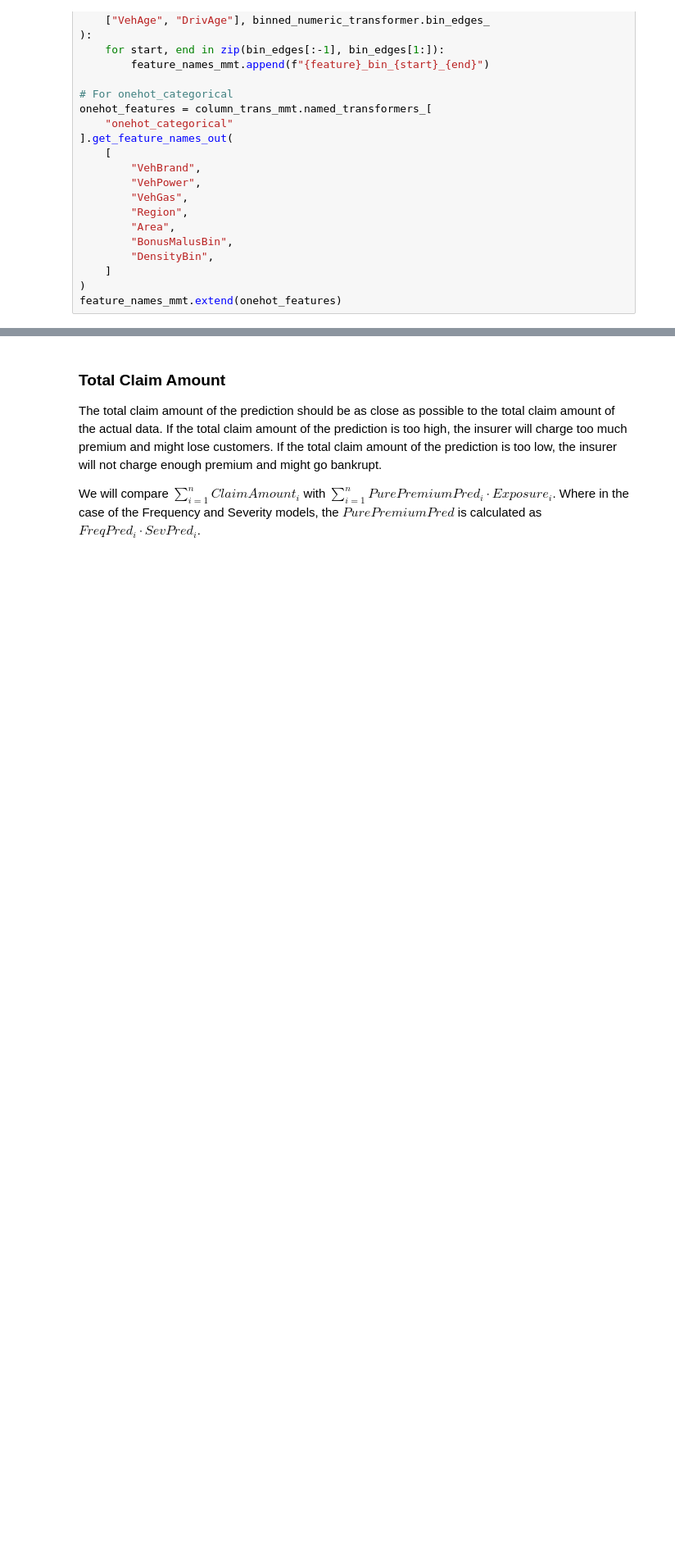
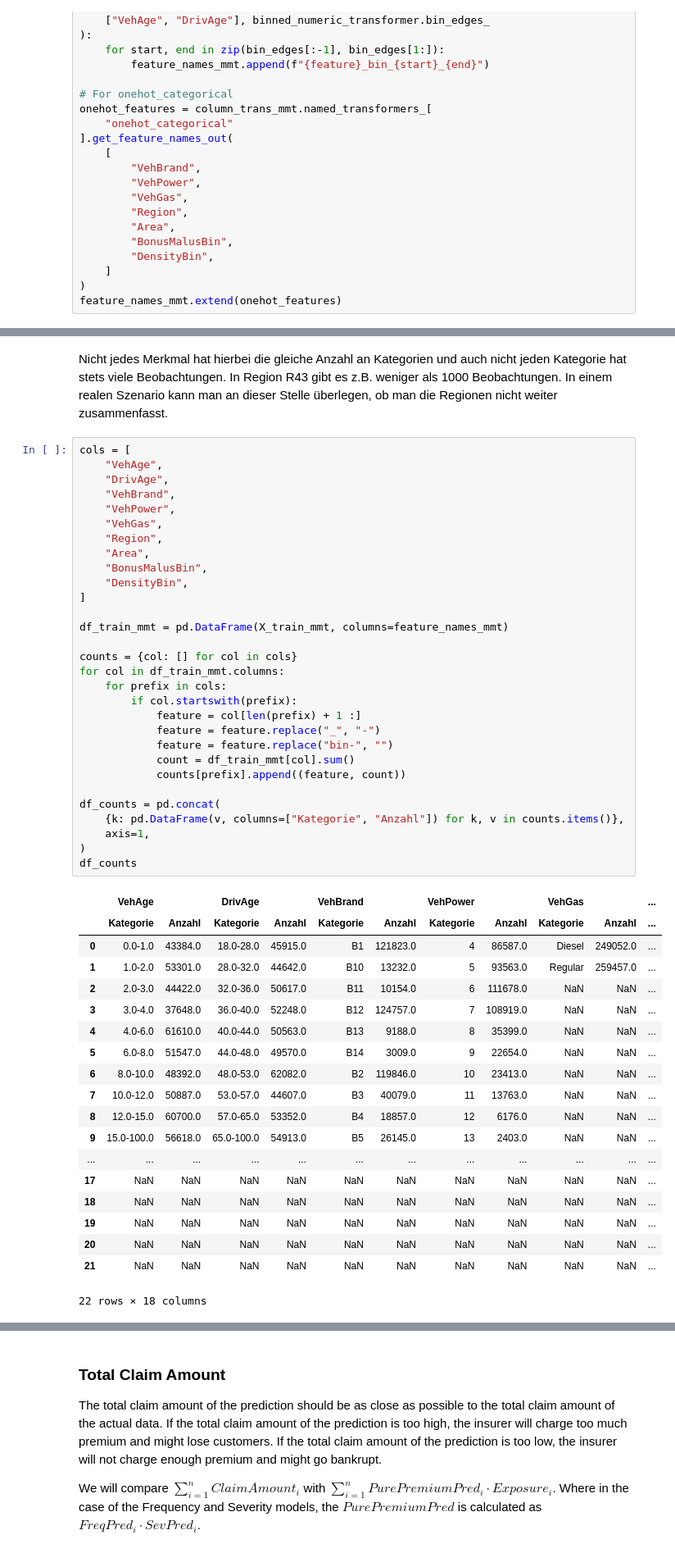
Before and after one commit to Diadochokinetic/fremtpl, a Jupyter notebook: Risikomodellierung in der Schadenversicherung mit Python.ipynb, the cells around one changed output, grey strips where cells are left out. Shown at 82% size. Cells and saved outputs as stored; diff of their text form; blank space fills up the shorter version.

```diff
--- a/Risikomodellierung in der Schadenversicherung mit Python.ipynb
+++ b/Risikomodellierung in der Schadenversicherung mit Python.ipynb
@@ -194,0 +234,52 @@ In difference to the MMT, the GLM can additionally handle continuous features. F
+# %% [markdown]
+Nicht jedes Merkmal hat hierbei die gleiche Anzahl an Kategorien und auch nicht jeden Kategorie hat stets viele Beobachtungen. In Region R43 gibt es z.B. weniger als 1000 Beobachtungen. In einem realen Szenario kann man an dieser Stelle überlegen, ob man die Regionen nicht weiter zusammenfasst.
+# %%
+cols = [
+    "VehAge",
+    "DrivAge",
+    "VehBrand",
+    "VehPower",
+    "VehGas",
+    "Region",
+    "Area",
+    "BonusMalusBin",
+    "DensityBin",
+]
+
+df_train_mmt = pd.DataFrame(X_train_mmt, columns=feature_names_mmt)
+
+counts = {col: [] for col in cols}
+for col in df_train_mmt.columns:
+    for prefix in cols:
+        if col.startswith(prefix):
+            feature = col[len(prefix) + 1 :]
+            feature = feature.replace("_", "-")
+            feature = feature.replace("bin-", "")
+            count = df_train_mmt[col].sum()
+            counts[prefix].append((feature, count))
+
+df_counts = pd.concat(
+    {k: pd.DataFrame(v, columns=["Kategorie", "Anzahl"]) for k, v in counts.items()},
+    axis=1,
+)
+df_counts
+# %% [output]
+|  | VehAge |  | DrivAge |  | VehBrand |  | VehPower |  | VehGas |  | ... |
+|  | Kategorie | Anzahl | Kategorie | Anzahl | Kategorie | Anzahl | Kategorie | Anzahl | Kategorie | Anzahl | ... |
+| 0 | 0.0-1.0 | 43384.0 | 18.0-28.0 | 45915.0 | B1 | 121823.0 | 4 | 86587.0 | Diesel | 249052.0 | ... |
+| 1 | 1.0-2.0 | 53301.0 | 28.0-32.0 | 44642.0 | B10 | 13232.0 | 5 | 93563.0 | Regular | 259457.0 | ... |
+| 2 | 2.0-3.0 | 44422.0 | 32.0-36.0 | 50617.0 | B11 | 10154.0 | 6 | 111678.0 | NaN | NaN | ... |
+| 3 | 3.0-4.0 | 37648.0 | 36.0-40.0 | 52248.0 | B12 | 124757.0 | 7 | 108919.0 | NaN | NaN | ... |
+| 4 | 4.0-6.0 | 61610.0 | 40.0-44.0 | 50563.0 | B13 | 9188.0 | 8 | 35399.0 | NaN | NaN | ... |
+| 5 | 6.0-8.0 | 51547.0 | 44.0-48.0 | 49570.0 | B14 | 3009.0 | 9 | 22654.0 | NaN | NaN | ... |
+| 6 | 8.0-10.0 | 48392.0 | 48.0-53.0 | 62082.0 | B2 | 119846.0 | 10 | 23413.0 | NaN | NaN | ... |
+| 7 | 10.0-12.0 | 50887.0 | 53.0-57.0 | 44607.0 | B3 | 40079.0 | 11 | 13763.0 | NaN | NaN | ... |
+| 8 | 12.0-15.0 | 60700.0 | 57.0-65.0 | 53352.0 | B4 | 18857.0 | 12 | 6176.0 | NaN | NaN | ... |
+| 9 | 15.0-100.0 | 56618.0 | 65.0-100.0 | 54913.0 | B5 | 26145.0 | 13 | 2403.0 | NaN | NaN | ... |
+| ... | ... | ... | ... | ... | ... | ... | ... | ... | ... | ... | ... |
+| 17 | NaN | NaN | NaN | NaN | NaN | NaN | NaN | NaN | NaN | NaN | ... |
+| 18 | NaN | NaN | NaN | NaN | NaN | NaN | NaN | NaN | NaN | NaN | ... |
+| 19 | NaN | NaN | NaN | NaN | NaN | NaN | NaN | NaN | NaN | NaN | ... |
+| 20 | NaN | NaN | NaN | NaN | NaN | NaN | NaN | NaN | NaN | NaN | ... |
+| 21 | NaN | NaN | NaN | NaN | NaN | NaN | NaN | NaN | NaN | NaN | ... |
+22 rows × 18 columns
```
Also changed, not shown: parts of 30 cells of this notebook.
